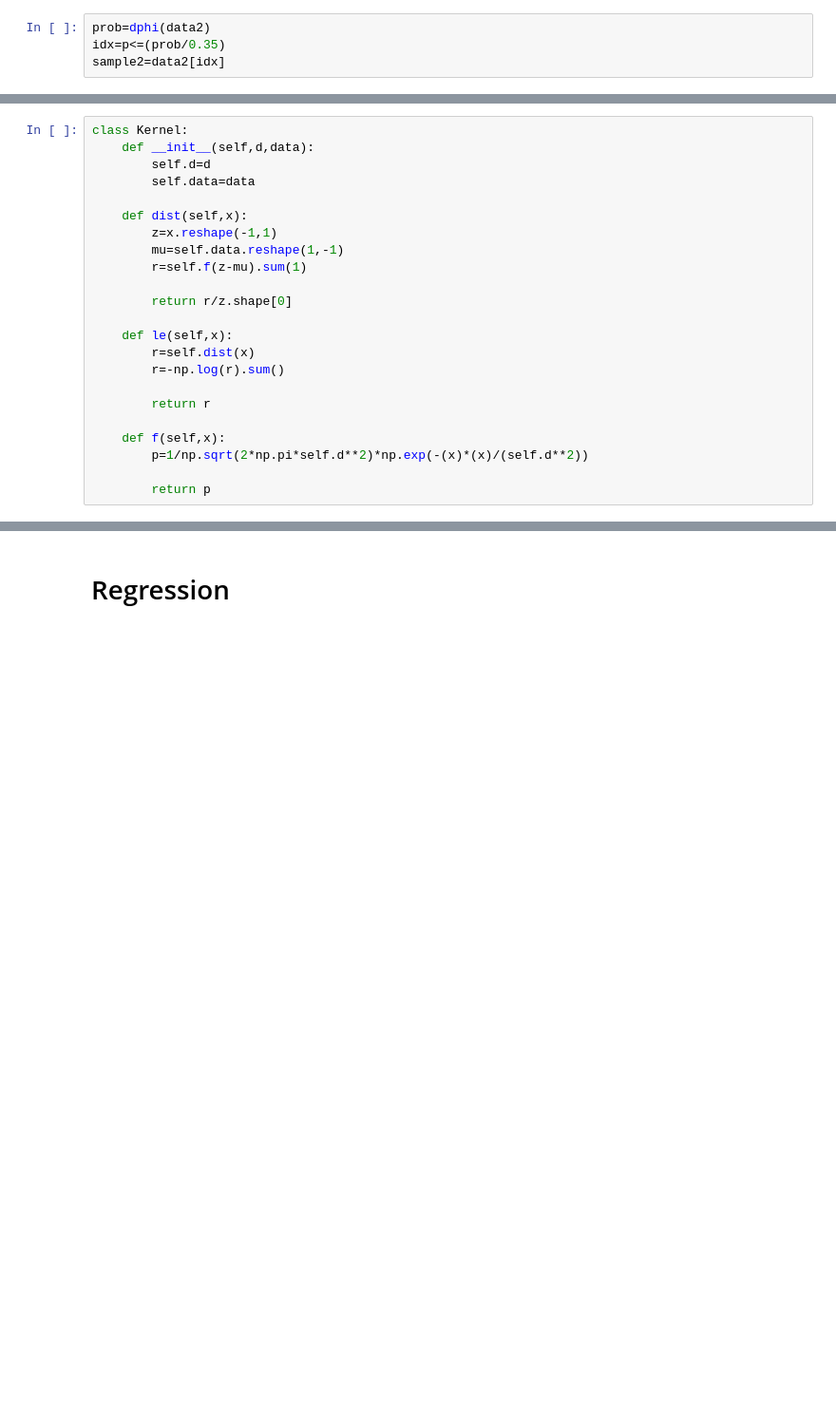
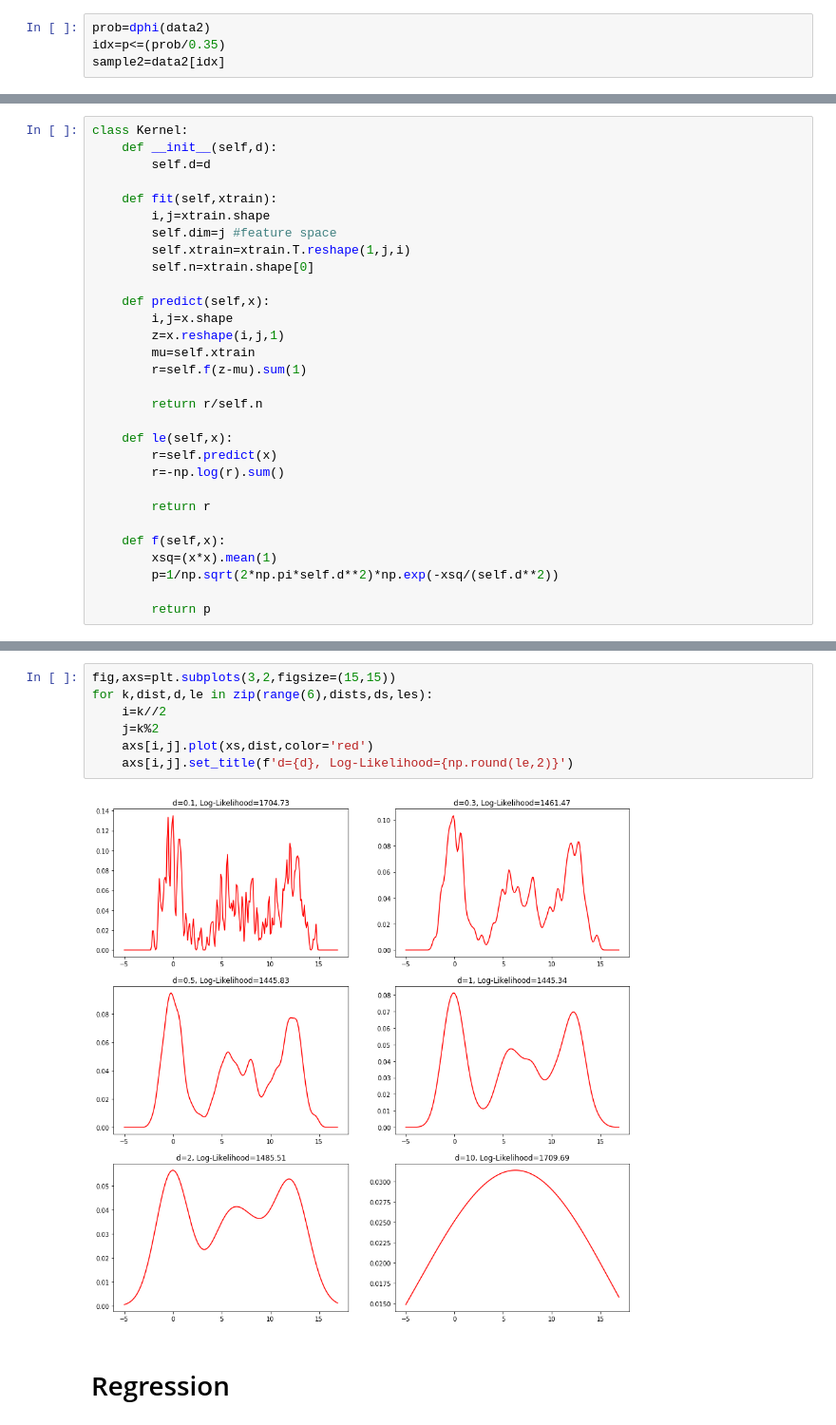
Before and after one commit to joaomvg/machine-learning-algorithms, a Jupyter notebook: KernelMethods.ipynb, the cells around one changed output, grey strips where cells are left out. Shown at 95% size. Cells and saved outputs as stored; diff of their text form; blank space fills up the shorter version.

```diff
--- a/KernelMethods.ipynb
+++ b/KernelMethods.ipynb
@@ -45,24 +48,31 @@ plt.xlim([-5,17])
 # %%
 class Kernel:
-    def __init__(self,d,data):
+    def __init__(self,d):
         self.d=d
-        self.data=data
 
-    def dist(self,x):
-        z=x.reshape(-1,1)
-        mu=self.data.reshape(1,-1)
+    def fit(self,xtrain):
+        i,j=xtrain.shape
+        self.dim=j #feature space
+        self.xtrain=xtrain.T.reshape(1,j,i)
+        self.n=xtrain.shape[0]
+
+    def predict(self,x):
+        i,j=x.shape
+        z=x.reshape(i,j,1)
+        mu=self.xtrain
         r=self.f(z-mu).sum(1)
 
-        return r/z.shape[0]
+        return r/self.n
 
     def le(self,x):
-        r=self.dist(x)
+        r=self.predict(x)
         r=-np.log(r).sum()
 
         return r
 
     def f(self,x):
-        p=1/np.sqrt(2*np.pi*self.d**2)*np.exp(-(x)*(x)/(self.d**2))
+        xsq=(x*x).mean(1)
+        p=1/np.sqrt(2*np.pi*self.d**2)*np.exp(-xsq/(self.d**2))
 
         return p
 # %%
@@ -99,3 +101,12 @@ plt.legend(ds)
+# %%
+fig,axs=plt.subplots(3,2,figsize=(15,15))
+for k,dist,d,le in zip(range(6),dists,ds,les):
+    i=k//2
+    j=k%2
+    axs[i,j].plot(xs,dist,color='red')
+    axs[i,j].set_title(f'd={d}, Log-Likelihood={np.round(le,2)}')
+# %% [output]
+[figure, added]
 # %% [markdown]
 # Regression
 # %%
```
Also changed, not shown: parts of 26 cells of this notebook.
